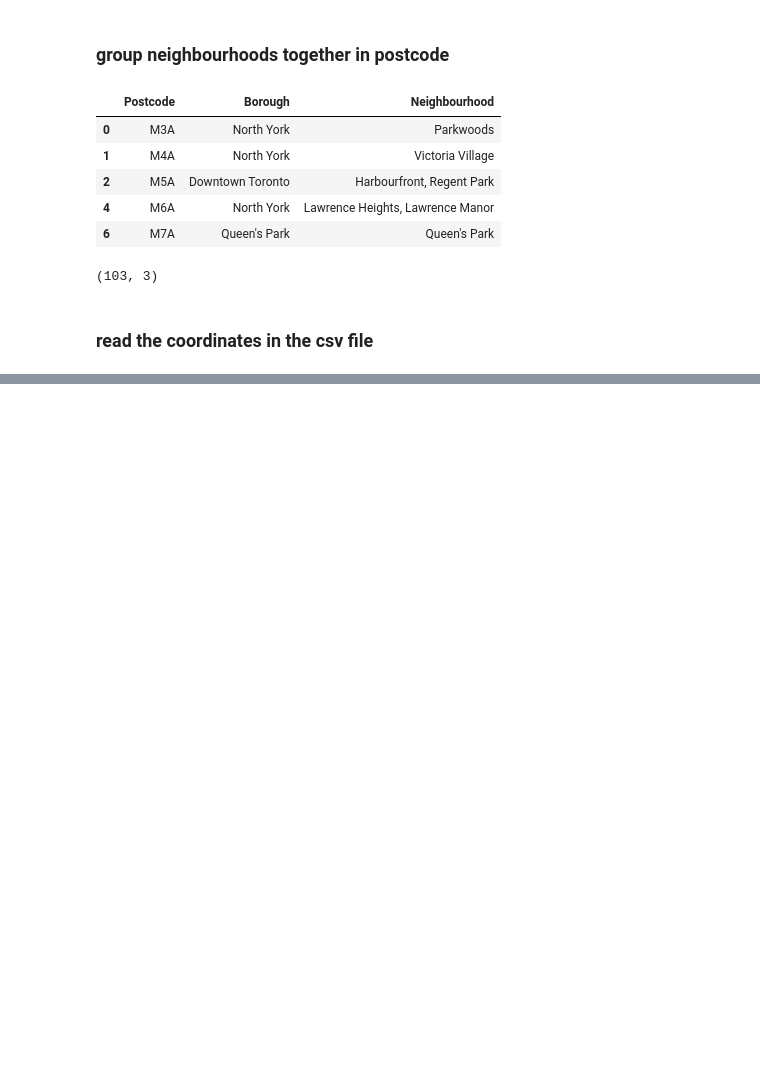
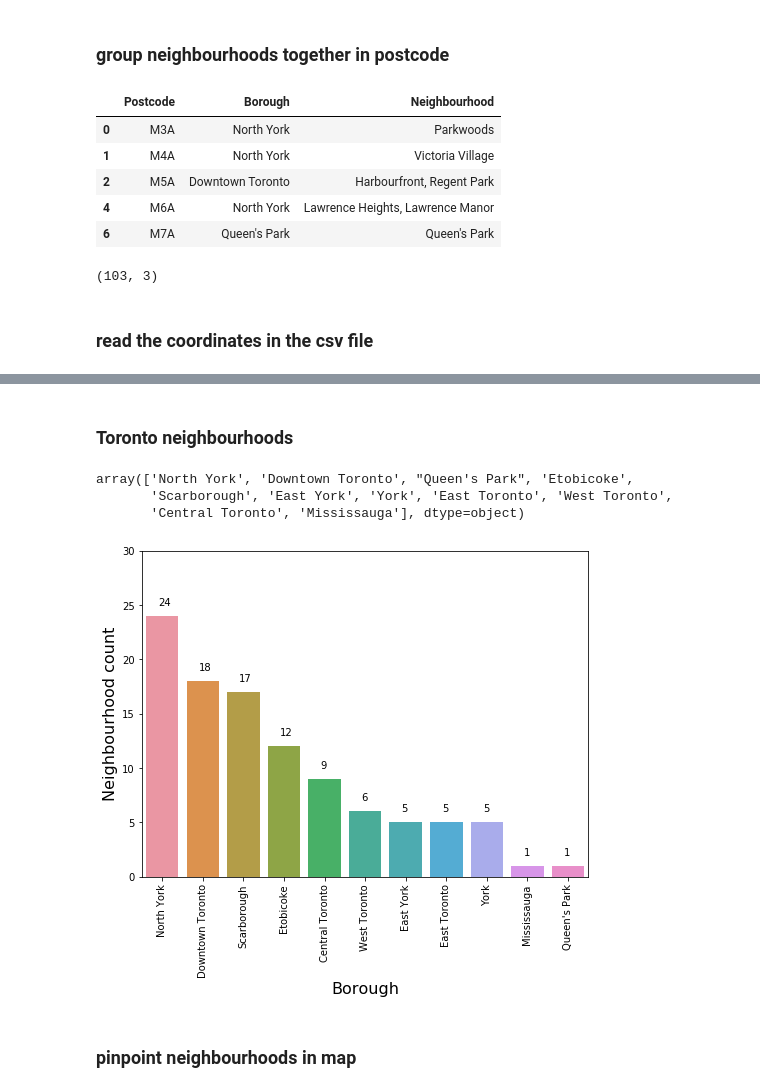
Before and after one commit to uscwang54/Coursera_Capstone, a Jupyter notebook: Toronto neighborhood clustering.ipynb, the cells around one changed output, grey strips where cells are left out. Drawn from its saved outputs; the diff is of its cells as text; code cells hidden in the pictures; blank space fills up the shorter version.

```diff
--- a/Toronto neighborhood clustering.ipynb
+++ b/Toronto neighborhood clustering.ipynb
@@ -94,0 +116,24 @@ geo_coor.rename(columns={'Postal Code':'Postcode'},inplace=True)
+# %% [markdown]
+### Toronto neighbourhoods
+# %%
+Toronto_df['Borough'].unique()
+# %% [output]
+array(['North York', 'Downtown Toronto', "Queen's Park", 'Etobicoke',
+       'Scarborough', 'East York', 'York', 'East Toronto', 'West Toronto',
+       'Central Toronto', 'Mississauga'], dtype=object)
+# %%
+plt.figure(figsize=(8,6))
+
+ax = sns.countplot(Toronto_df['Borough'],order=Toronto_df['Borough'].value_counts().index)
+ax.set_xlabel('Borough',fontsize=16)
+ax.set_xticklabels(Toronto_df['Borough'].value_counts().index,rotation=90)
+ax.set_ylabel('Neighbourhood count',fontsize=16)
+ax.set_ylim(0,30)
+
+neighborhood_count = Toronto_df['Borough'].value_counts().values
+for i, count in enumerate(neighborhood_count):
+    ax.text(i-0.1, count+1, count)
+# %% [output]
+[figure, added]
+# %% [markdown]
+### pinpoint neighbourhoods in map
```
Also changed, not shown: parts of 41 cells of this notebook.
